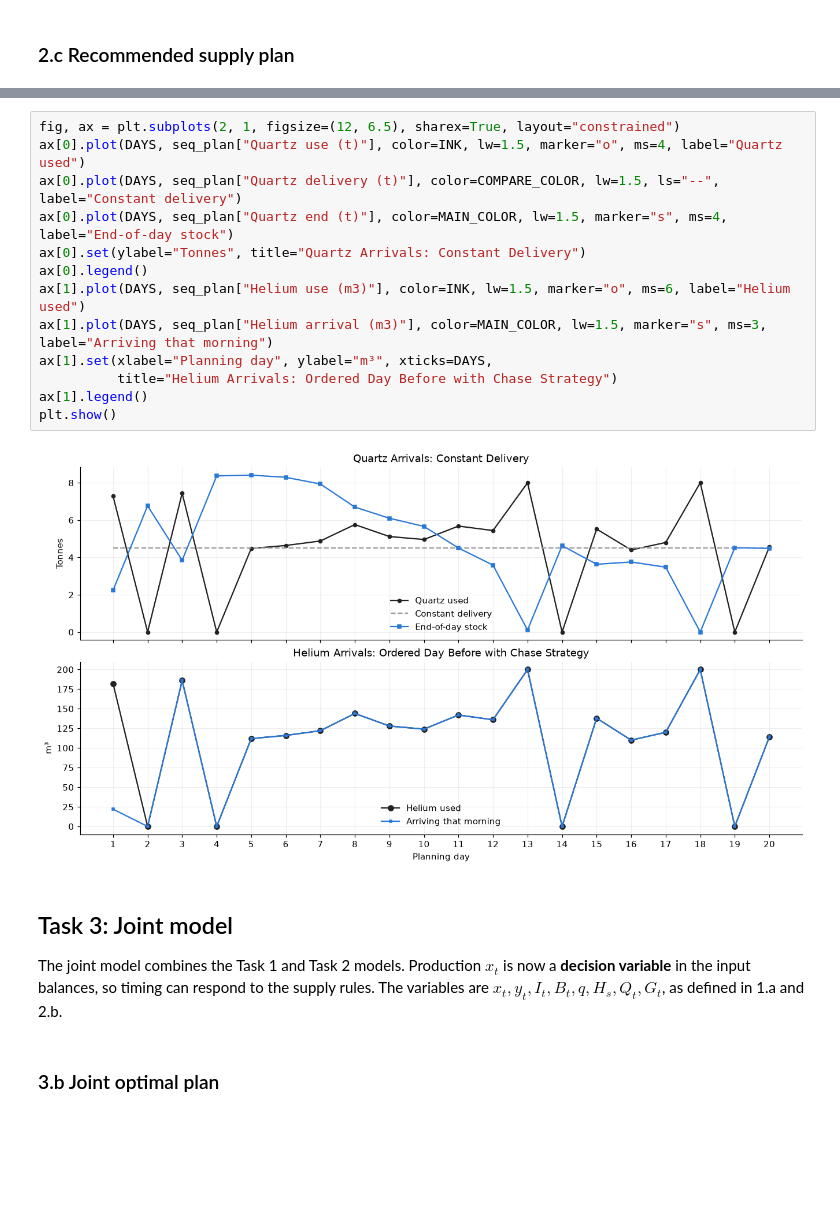
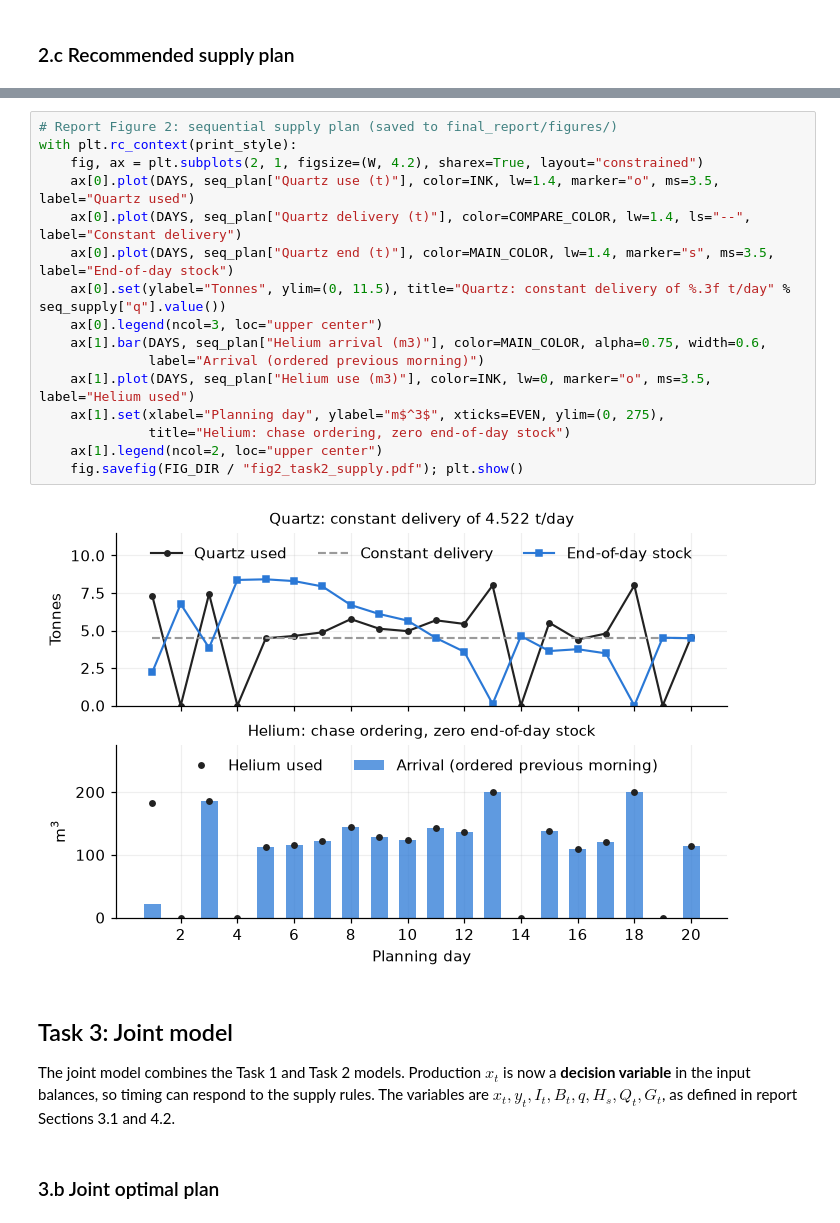
Before and after one commit to paveenavijay/QBUS3340-Operations-Management-, a Jupyter notebook: QBUS3340_Group_Assignment_Final.ipynb, the cells around one changed output, grey strips where cells are left out. Cells and saved outputs as stored; diff of their text form; blank space fills up the shorter version.

```diff
--- a/QBUS3340_Group_Assignment_Final.ipynb
+++ b/QBUS3340_Group_Assignment_Final.ipynb
@@ -414,24 +512,27 @@ show_table(cost_output, decimals=2)
 | Conversion | 9,664.50 | 0.00 | 0.00 |
 | Total | 1,098,368.57 | 30,520.00 | 1,128,888.57 |
 # %%
-fig, ax = plt.subplots(2, 1, figsize=(12, 6.5), sharex=True, layout="constrained")
-ax[0].plot(DAYS, seq_plan["Quartz use (t)"], color=INK, lw=1.5, marker="o", ms=4, label="Quartz used")
-ax[0].plot(DAYS, seq_plan["Quartz delivery (t)"], color=COMPARE_COLOR, lw=1.5, ls="--", label="Constant delivery")
-ax[0].plot(DAYS, seq_plan["Quartz end (t)"], color=MAIN_COLOR, lw=1.5, marker="s", ms=4, label="End-of-day stock")
-ax[0].set(ylabel="Tonnes", title="Quartz Arrivals: Constant Delivery")
-ax[0].legend()
-ax[1].plot(DAYS, seq_plan["Helium use (m3)"], color=INK, lw=1.5, marker="o", ms=6, label="Helium used")
-ax[1].plot(DAYS, seq_plan["Helium arrival (m3)"], color=MAIN_COLOR, lw=1.5, marker="s", ms=3, label="Arriving that morning")
-ax[1].set(xlabel="Planning day", ylabel="m³", xticks=DAYS,
-          title="Helium Arrivals: Ordered Day Before with Chase Strategy")
-ax[1].legend()
-plt.show()
+# Report Figure 2: sequential supply plan (saved to final_report/figures/)
+with plt.rc_context(print_style):
+    fig, ax = plt.subplots(2, 1, figsize=(W, 4.2), sharex=True, layout="constrained")
+    ax[0].plot(DAYS, seq_plan["Quartz use (t)"], color=INK, lw=1.4, marker="o", ms=3.5, label="Quartz used")
+    ax[0].plot(DAYS, seq_plan["Quartz delivery (t)"], color=COMPARE_COLOR, lw=1.4, ls="--", label="Constant delivery")
+    ax[0].plot(DAYS, seq_plan["Quartz end (t)"], color=MAIN_COLOR, lw=1.4, marker="s", ms=3.5, label="End-of-day stock")
+    ax[0].set(ylabel="Tonnes", ylim=(0, 11.5), title="Quartz: constant delivery of %.3f t/day" % seq_supply["q"].value())
+    ax[0].legend(ncol=3, loc="upper center")
+    ax[1].bar(DAYS, seq_plan["Helium arrival (m3)"], color=MAIN_COLOR, alpha=0.75, width=0.6,
+              label="Arrival (ordered previous morning)")
+    ax[1].plot(DAYS, seq_plan["Helium use (m3)"], color=INK, lw=0, marker="o", ms=3.5, label="Helium used")
+    ax[1].set(xlabel="Planning day", ylabel="m$^3$", xticks=EVEN, ylim=(0, 275),
+              title="Helium: chase ordering, zero end-of-day stock")
+    ax[1].legend(ncol=2, loc="upper center")
+    fig.savefig(FIG_DIR / "fig2_task2_supply.pdf"); plt.show()
 # %% [output]
-[figure, old version]
+[figure, new version]
 # %% [markdown]
 ## Task 3: Joint model
 
-The joint model combines the Task 1 and Task 2 models. Production $x_t$ is now a **decision variable** in the input balances, so timing can respond to the supply rules. The variables are $x_t,y_t,I_t,B_t,q,H_s,Q_t,G_t$, as defined in 1.a and 2.b.
+The joint model combines the Task 1 and Task 2 models. Production $x_t$ is now a **decision variable** in the input balances, so timing can respond to the supply rules. The variables are $x_t,y_t,I_t,B_t,q,H_s,Q_t,G_t$, as defined in report Sections 3.1 and 4.2.
 # %% [markdown]
 ### 3.b Joint optimal plan
 # %%
```
Also changed, not shown: parts of 27 cells of this notebook.
